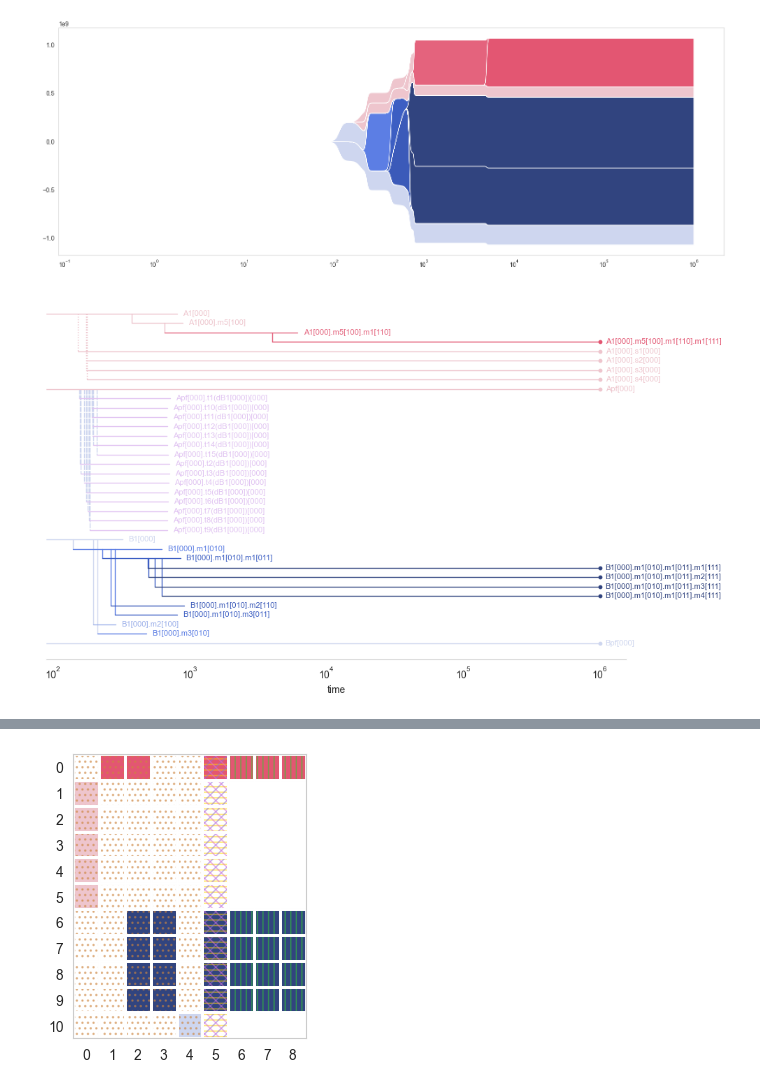
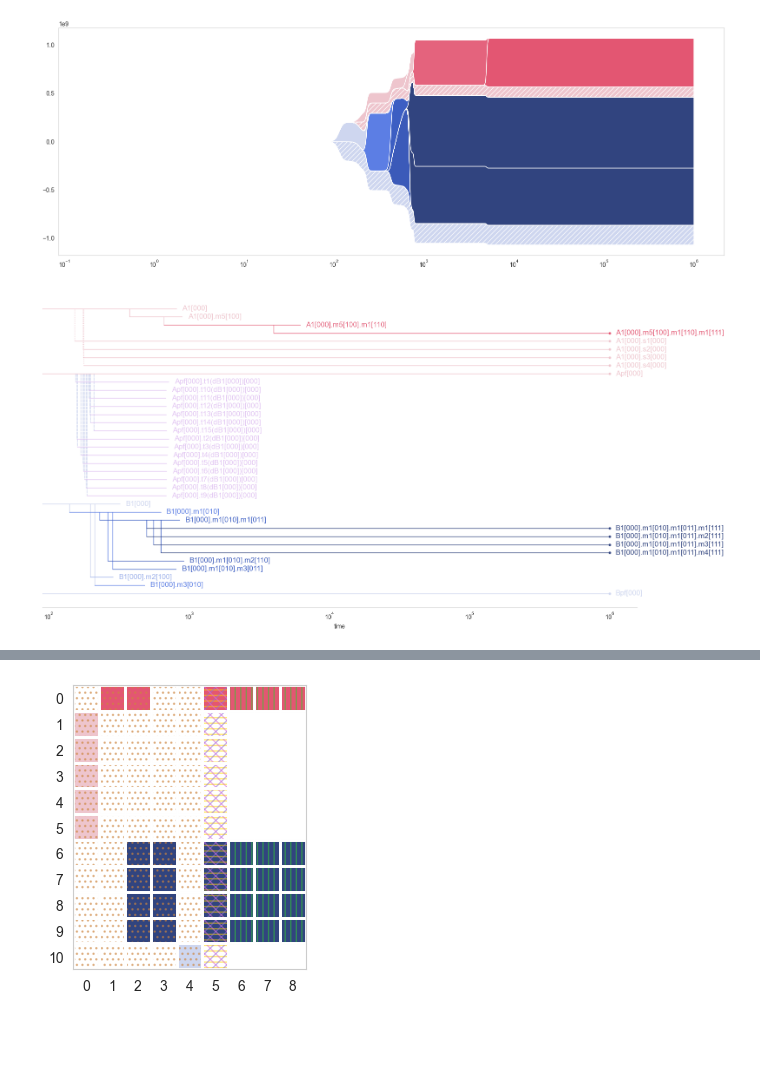
Before and after one commit to ryansmcgee/ecoevocrm, a Jupyter notebook: src/ecoevocrm/notebooks/hgt/2024-01-06_hgt_dev.ipynb, the cells around one changed output, grey strips where cells are left out. Saved outputs shown, nothing was run; the diff lists cells and outputs as text; code cells hidden in the pictures; blank space fills up the shorter version.

```diff
--- a/src/ecoevocrm/notebooks/hgt/2024-01-06_hgt_dev.ipynb
+++ b/src/ecoevocrm/notebooks/hgt/2024-01-06_hgt_dev.ipynb
@@ -195,8 +197,7 @@ xconj_cmaps = [viz.lightdark_cmap(sns.color_palette('gnuplot2', as_cmap=True)(np
 # display(cmapB)
 # for cmap in xconj_cmaps: display(cmap)
 # %%
-type_colors, type_hatches = viz.type_styles_by_phylogeny(community.type_set, color_tags={'A': cmapA, 'B': cmapB, 't': {n+1: cmapT for n, cmapT in enumerate(xconj_cmaps)}}, hatch_tags={'s': '///', '0': '///'},
-                                                         vmin=min(landscape.values()), vmax=max(landscape.values()) )
+type_colors, type_hatches = viz.type_styles_by_phylogeny(community.type_set, color_tags={'A': cmapA, 'B': cmapB, 't': {n+1: cmapT for n, cmapT in enumerate(xconj_cmaps)}}, hatch_tags={'s': '///', 'pf': '///'}, vmin=min(landscape.values()), vmax=max(landscape.values()) )
 # %%
 fig, ax = plt.subplots(1, 1, figsize=(16, 6))
 viz.abundance_plot(community, ax=ax, type_colors=type_colors, type_hatches=type_hatches, relative_abundance=False, stacked=True, baseline='sym', log_x_axis=True, log_y_axis=False)
@@ -204,9 +205,9 @@ viz.abundance_plot(community, ax=ax, type_colors=type_colors, type_hatches=type_
 <AxesSubplot: >
 [figure]
 # %%
-fig, ax = plt.subplots(1, 1, figsize=(10, 6))
-viz.phylogeny_plot(community, ax=ax, type_colors=type_colors, annot_lineageIDs=True, annot_traits=False, annot_extinct=True, annot_fontsize=8, log_x_axis=True)
+fig, ax = plt.subplots(1, 1, figsize=(16, 8))
+viz.phylogeny_plot(community, ax=ax, type_colors=type_colors, annot_lineageIDs=True, annot_traits=False, annot_extinct=True, annot_fontsize=12, log_x_axis=True)
 # print(community.type_set.phylogeny)
 # %% [output]
-[figure, old version]
+[figure, new version]
 # %%
```
Also changed, not shown: parts of 3 cells of this notebook, 2 other files.
